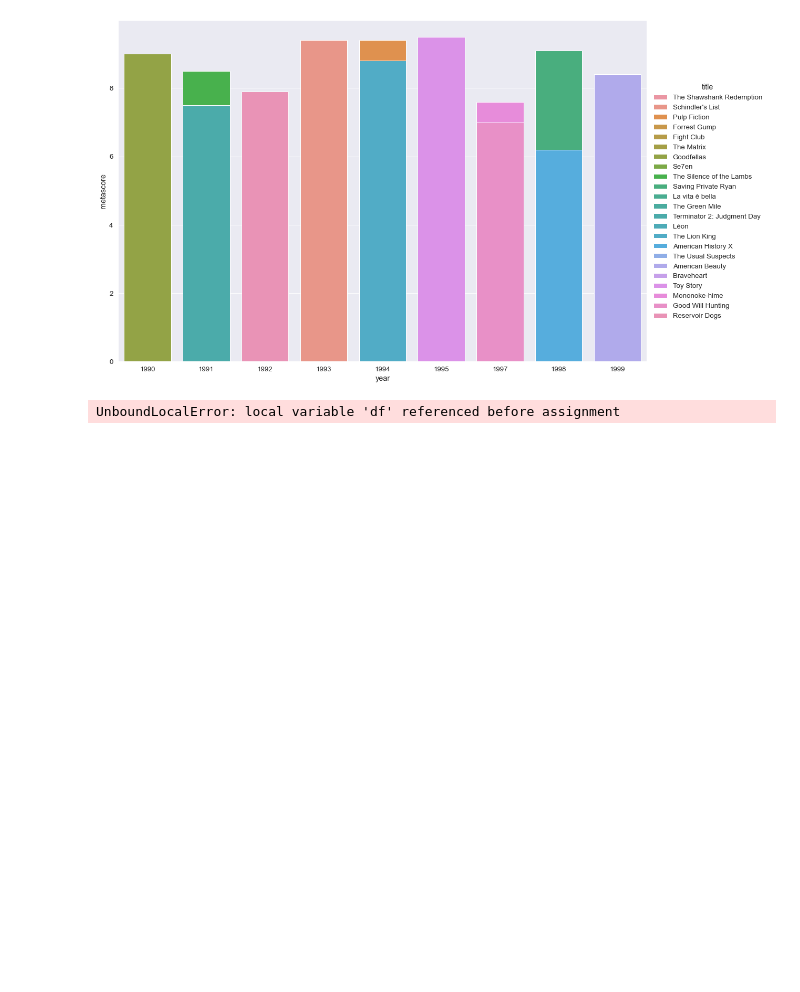
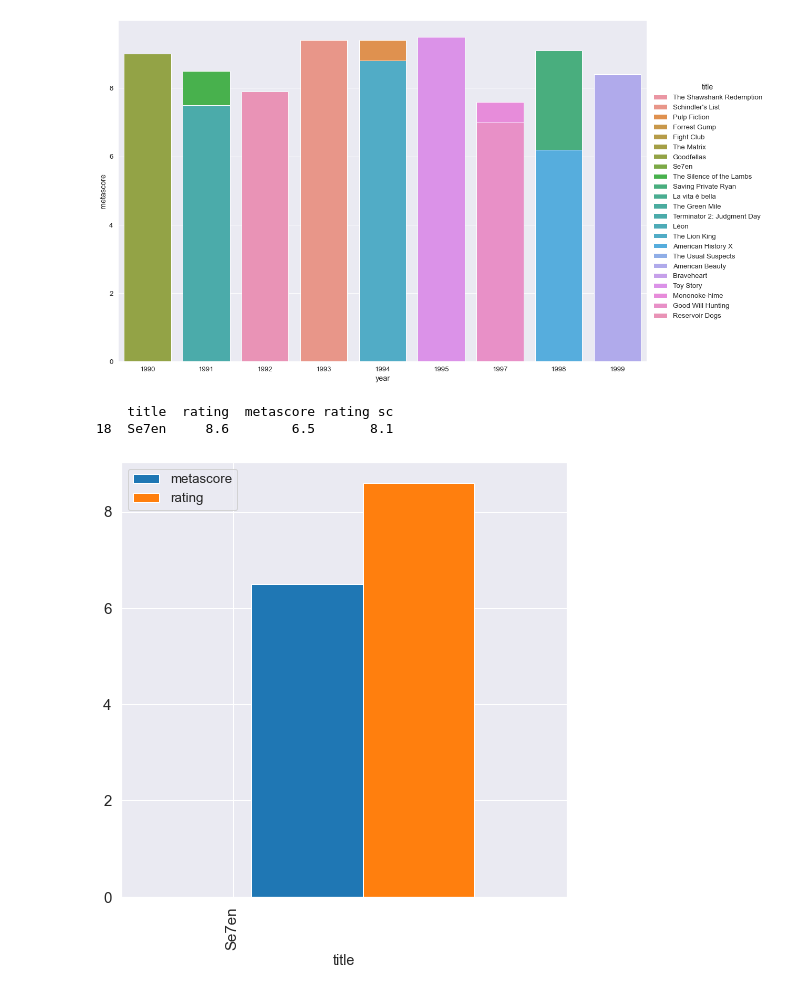
Before and after one commit to taredalen/web-scraping-project, a Jupyter notebook: data_exploration.ipynb, the cells around one changed output. Saved outputs shown, nothing was run; the diff lists cells and outputs as text; code cells hidden in the pictures; blank space fills up the shorter version.

```diff
--- a/data_exploration.ipynb
+++ b/data_exploration.ipynb
@@ -104,19 +104,23 @@ show_decade('1990s')
 # %%
 def show_movie(title):
     plt.rcParams['figure.figsize'] = (8, 8)
     df = pd.json_normalize(data, meta='title', record_path=['results'])
 
     df['rating'] = pd.to_numeric(df['rating'])
     df['metascore'] = pd.to_numeric(df['metascore'])/10
 
-    df = df[['title', 'rating', 'metascore']]
+    df = df[['title', 'rating', 'metascore', 'rating sc']]
 
-    index_title = df[ df['title'] != title ].index
+    index_title = df[df['title'] != title].index
 
     df.drop(index_title, inplace = True)
+    print(df)
 
-    df.plot(x='title', y=['metascore', 'rating', 'rating sc'], kind='bar', align='edge', fontsize=16, color=['pink', 'violet'])
+    df.plot(x='title', y=['metascore', 'rating', 'rating sc'], kind='bar', align='edge', fontsize=15)
     plt.show()
+
 show_movie('Se7en')
 # %% [output]
-UnboundLocalError: local variable 'df' referenced before assignment
+    title  rating  metascore rating sc
+18  Se7en     8.6        6.5       8.1
+[figure, added]
```
Also changed, not shown: 2 other files.
